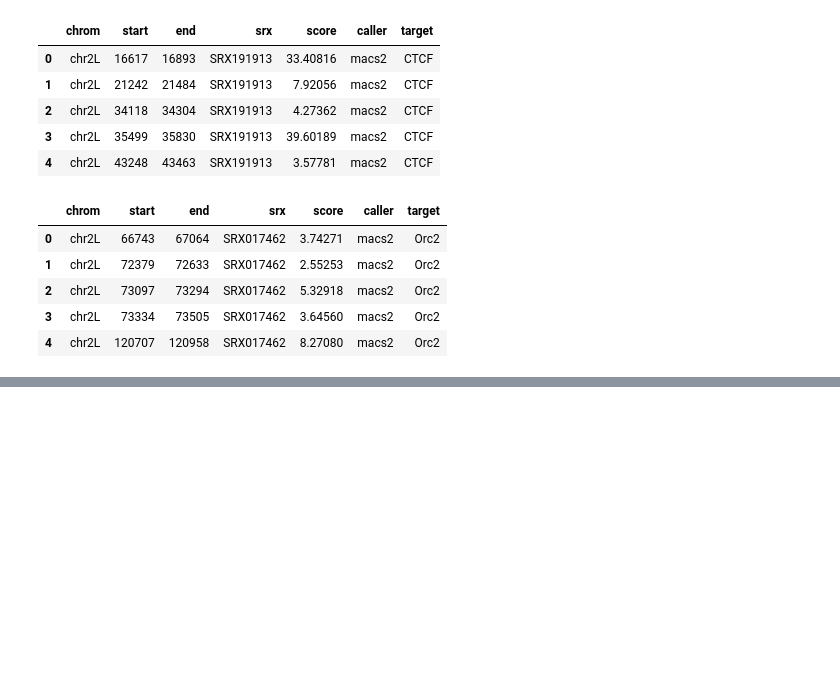
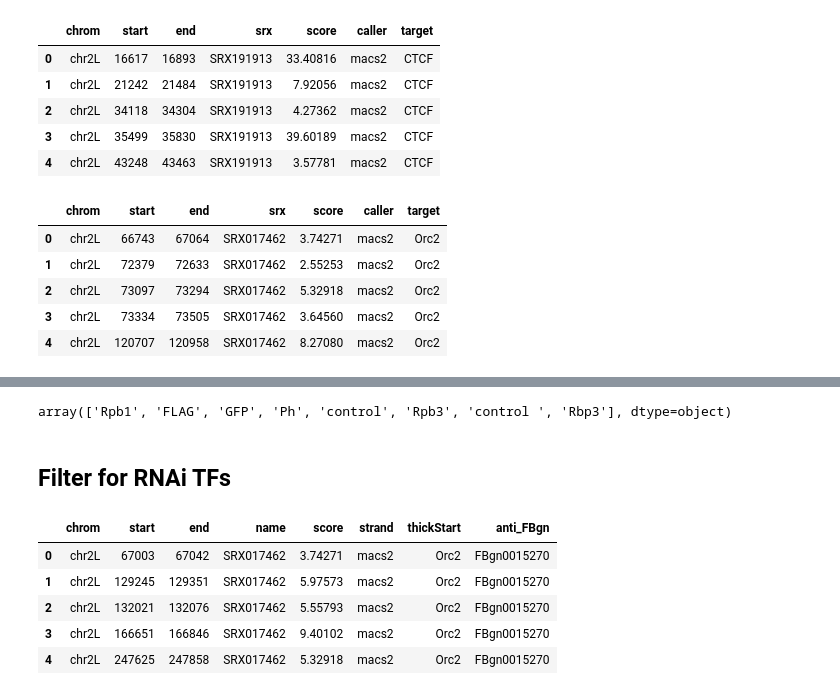
Before and after one commit to isabelleberger/s2cell-prior, a Jupyter notebook: notebook/2018-01-17_build_ChIP_matrices.ipynb, the cells around one changed output, grey strips where cells are left out. Saved outputs shown, nothing was run; the diff lists cells and outputs as text; code cells hidden in the pictures; blank space fills up the shorter version.

```diff
--- a/notebook/2018-01-17_build_ChIP_matrices.ipynb
+++ b/notebook/2018-01-17_build_ChIP_matrices.ipynb
@@ -50,0 +80,18 @@ len(tf2.target.unique())
+# %%
+tf_intersect_copy.loc[tf_intersect.thickStart == 'HP1a','thickStart'] = 'Su(var)205'
+tf_intersect_copy.loc[tf_intersect.thickStart == 'Hp1a','thickStart'] = 'Su(var)205'
+tf_intersect_copy.loc[tf_intersect.thickStart == 'CP190','thickStart'] = 'Cp190'
+tf_intersect_copy.loc[tf_intersect.thickStart == 'CG8436','thickStart'] = 'Ibf1'
+tf_intersect_copy.loc[tf_intersect.thickStart == 'CG9740','thickStart'] = 'Ibf2'
+tf_intersect_copy.loc[tf_intersect.thickStart == 'NSL3','thickStart'] = 'Rcd1'
+tf_intersect_copy.loc[tf_intersect.thickStart == 'UTX','thickStart'] = 'Utx'
+tf_intersect_copy.loc[tf_intersect.thickStart == 'LPT','thickStart'] = 'Lpt'
+tf_intersect_copy.loc[tf_intersect.thickStart == 'Trr','thickStart'] = 'trr'
+tf_intersect_copy.loc[tf_intersect.thickStart == 'dCAP-D3','thickStart'] = 'Cap-D3'
+tf_intersect_copy.loc[tf_intersect.thickStart == 'DnaJ1','thickStart'] = 'DnaJ-1'
+tf_intersect_copy.loc[tf_intersect.thickStart == 'MYST5','thickStart'] = 'CG1894'
+tf_intersect_copy.loc[tf_intersect.thickStart == 'ZIPIC','thickStart'] = 'CG7928'
+# %%
+merge1 = tf_intersect_copy.merge(symbolmap, left_on='thickStart', right_on='SYMBOL', how='left')
+merge2 = merge1.merge(symbolmap2, left_on='thickStart', right_on='a', how='left')[['chrom','start','end','name',
+                                                                'score','strand','thickStart','ENSEMBL','gene']]
@@ -50,0 +102,5 @@ len(tf2.target.unique())
+# %%
+#drop these because they aren't fly genes (except for Ph but it wasn't specified which ph)
+trim[trim.anti_FBgn.isnull()].thickStart.unique()
+# %% [output]
+array(['Rpb1', 'FLAG', 'GFP', 'Ph', 'control', 'Rpb3', 'control ', 'Rbp3'], dtype=object)
@@ -50,0 +109,11 @@ len(tf2.target.unique())
+# %% [markdown]
+## Filter for RNAi TFs
+# %%
+drop_bad_antibodies.head()
+# %% [output]
+|  | chrom | start | end | name | score | strand | thickStart | anti_FBgn |
+| 0 | chr2L | 67003 | 67042 | SRX017462 | 3.74271 | macs2 | Orc2 | FBgn0015270 |
+| 1 | chr2L | 129245 | 129351 | SRX017462 | 5.97573 | macs2 | Orc2 | FBgn0015270 |
+| 2 | chr2L | 132021 | 132076 | SRX017462 | 5.55793 | macs2 | Orc2 | FBgn0015270 |
+| 3 | chr2L | 166651 | 166846 | SRX017462 | 9.40102 | macs2 | Orc2 | FBgn0015270 |
+| 4 | chr2L | 247625 | 247858 | SRX017462 | 5.32918 | macs2 | Orc2 | FBgn0015270 |
```
Also changed, not shown: parts of 32 cells of this notebook.
